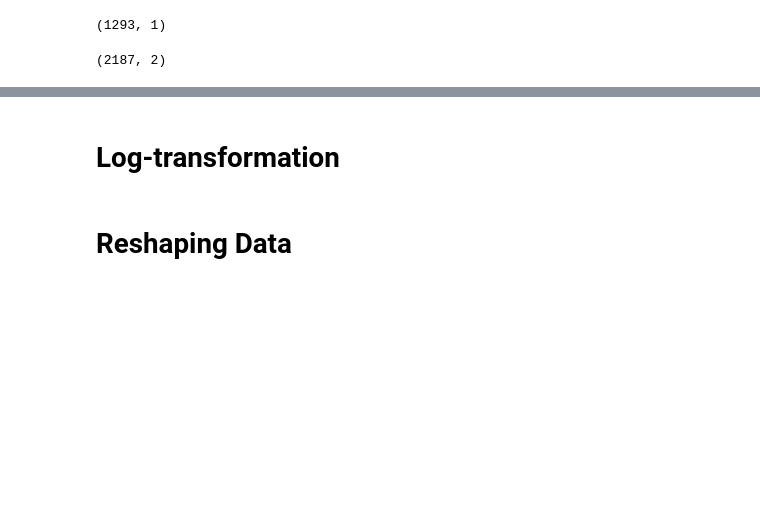
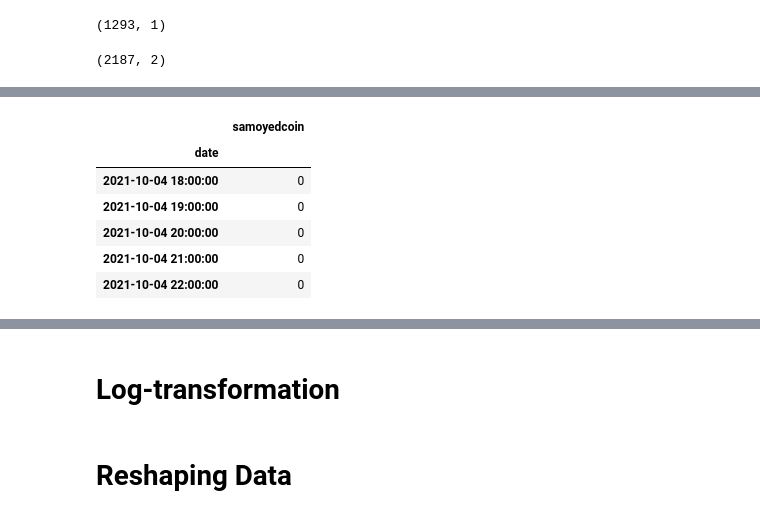
Before and after one commit to modverre/crypto_prediction, a Jupyter notebook: notebooks/RNN_Model_Env.ipynb, the cells around one changed output, grey strips where cells are left out. Saved outputs shown, nothing was run; the diff lists cells and outputs as text; code cells hidden in the pictures; blank space fills up the shorter version.

```diff
--- a/notebooks/RNN_Model_Env.ipynb
+++ b/notebooks/RNN_Model_Env.ipynb
@@ -94,0 +118,15 @@ df_final
+# %%
+df2 = pd.read_csv('/content/gdrive/MyDrive/gt_doge_samo_0410-2611')
+df2["date"] = pd.to_datetime(df2["date"], infer_datetime_format= True)
+df2 = df2.set_index("date")
+df2.interpolate(method= "linear", inplace= True)
+df2 = df2[["samoyedcoin"]]
+df2.head()
+# %% [output]
+|  | samoyedcoin |
+| date |  |
+| 2021-10-04 18:00:00 | 0 |
+| 2021-10-04 19:00:00 | 0 |
+| 2021-10-04 20:00:00 | 0 |
+| 2021-10-04 21:00:00 | 0 |
+| 2021-10-04 22:00:00 | 0 |
```
Also changed, not shown: parts of 39 cells of this notebook, 2 other files.
